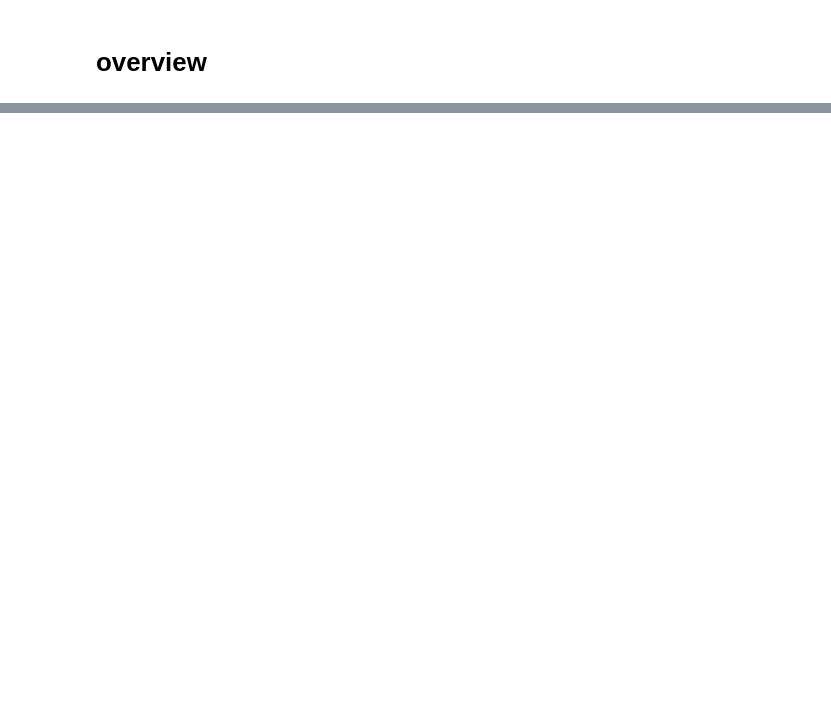
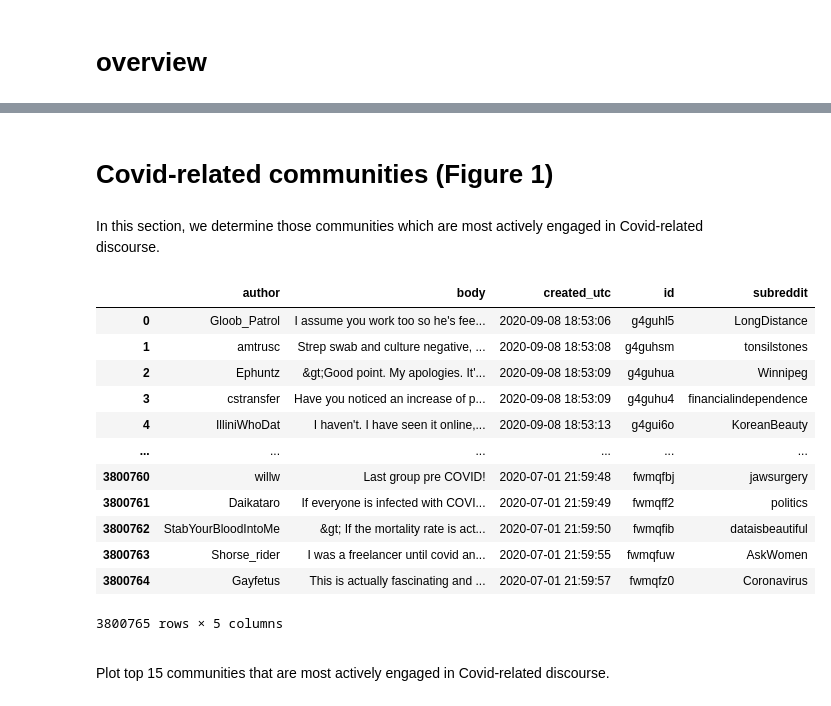
Before and after one commit to wuqui/socsemvar, a Jupyter notebook: nbs/00_overview.ipynb, the cells around one changed output, grey strips where cells are left out. Drawn from its saved outputs; the diff is of its cells as text; code cells hidden in the pictures; blank space fills up the shorter version.

```diff
--- a/nbs/00_overview.ipynb
+++ b/nbs/00_overview.ipynb
@@ -29,0 +108,23 @@ get_fpaths_year('2019')
+# %% [markdown]
+# Covid-related communities (Figure 1)
+# %% [markdown]
+In this section, we determine those communities which are most actively engaged in Covid-related discourse.
+# %%
+comments_dir_path = Path('../../data/covid/')
+comments_paths = list(comments_dir_path.glob(f'Covid*.csv'))
+comments = read_multi_comments_csvs(comments_paths)
+comments
+# %% [output]
+|  | author | body | created_utc | id | subreddit |
+| 0 | Gloob_Patrol | I assume you work too so he's fee... | 2020-09-08 18:53:06 | g4guhl5 | LongDistance |
+| 1 | amtrusc | Strep swab and culture negative, ... | 2020-09-08 18:53:08 | g4guhsm | tonsilstones |
+| 2 | Ephuntz | &gt;Good point. My apologies. It'... | 2020-09-08 18:53:09 | g4guhua | Winnipeg |
+| 3 | cstransfer | Have you noticed an increase of p... | 2020-09-08 18:53:09 | g4guhu4 | financialindependence |
+| 4 | IlliniWhoDat | I haven't. I have seen it online,... | 2020-09-08 18:53:13 | g4gui6o | KoreanBeauty |
+| ... | ... | ... | ... | ... | ... |
+| 3800760 | willw | Last group pre COVID! | 2020-07-01 21:59:48 | fwmqfbj | jawsurgery |
+| 3800761 | Daikataro | If everyone is infected with COVI... | 2020-07-01 21:59:49 | fwmqff2 | politics |
+| 3800762 | StabYourBloodIntoMe | &gt; If the mortality rate is act... | 2020-07-01 21:59:50 | fwmqfib | dataisbeautiful |
+| 3800763 | Shorse_rider | I was a freelancer until covid an... | 2020-07-01 21:59:55 | fwmqfuw | AskWomen |
+| 3800764 | Gayfetus | This is actually fascinating and ... | 2020-07-01 21:59:57 | fwmqfz0 | Coronavirus |
+3800765 rows × 5 columns
@@ -29,0 +137,4 @@ get_fpaths_year('2019')
+# %% [markdown]
+<a id='covid-communities'></a>
+
+Plot top 15 communities that are most actively engaged in Covid-related discourse.
```
Also changed, not shown: parts of 37 cells of this notebook, 26 other files.
